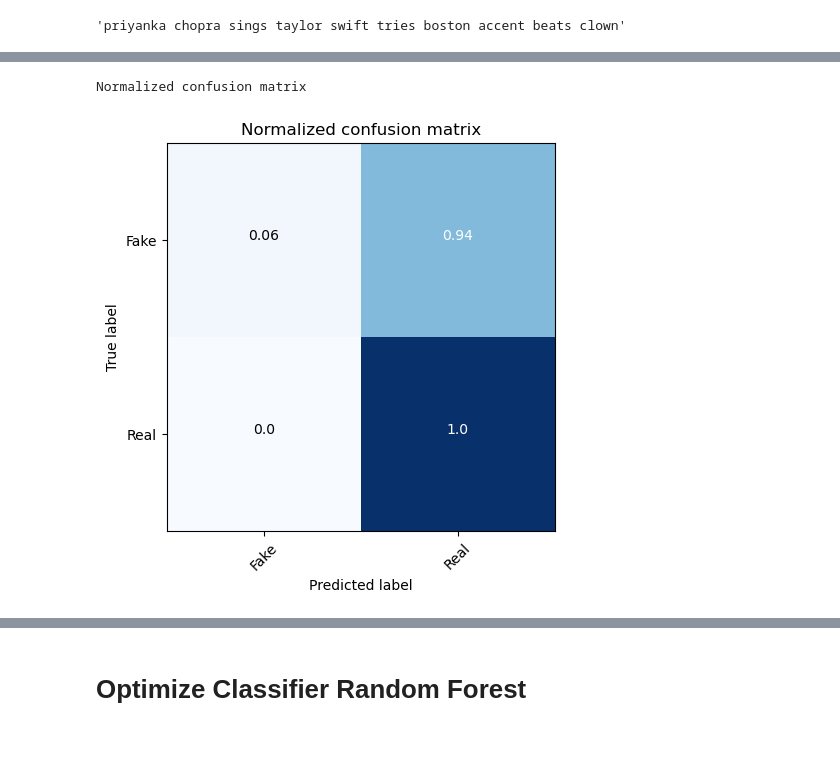
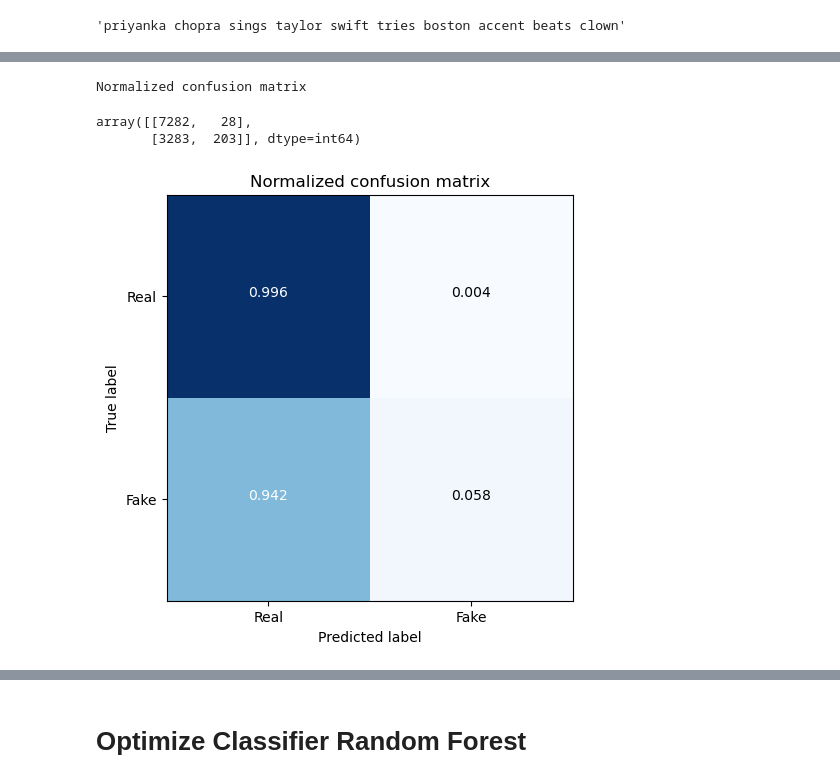
Before and after one commit to MaxSally/Fake-News-Text-Analysis, a Jupyter notebook: src/text_classifier/project_classifier.ipynb, the cells around one changed output, grey strips where cells are left out. Saved outputs shown, nothing was run; the diff lists cells and outputs as text; code cells hidden in the pictures; blank space fills up the shorter version.

```diff
--- a/src/text_classifier/project_classifier.ipynb
+++ b/src/text_classifier/project_classifier.ipynb
@@ -84,10 +84,10 @@ all_words = ' '.join([text for text in fake_data])
 def plot_confusion_matrix(cm, classes, normalize=False, cmap=plt.cm.Blues):
     plt.imshow(cm, interpolation='nearest', cmap=cmap)
     tick_marks = np.arange(len(classes))
-    plt.xticks(tick_marks, classes, rotation=45)
+    plt.xticks(tick_marks, classes)
     plt.yticks(tick_marks, classes)
     if normalize:
-            cm = np.round(cm.astype('float') / cm.sum(axis=1)[:, np.newaxis],2)
+            cm = np.round(cm.astype('float') / cm.sum(axis=1)[:, np.newaxis],3)
             print("Normalized confusion matrix")
             plt.title('Normalized confusion matrix')
     else:
@@ -134,9 +134,12 @@ weighted avg       0.75      0.70      0.59     10796
 # %%
-cm = metrics.confusion_matrix(y_test, y_pred)
-plot_confusion_matrix(cm, classes=['Fake', 'Real'],normalize=True)
+cm = metrics.confusion_matrix(y_test, y_pred, labels=[1,0])
+plot_confusion_matrix(cm, classes=['Real', 'Fake'],normalize=True)
+cm
 # %% [output]
 Normalized confusion matrix
+array([[7282,   28],
+       [3283,  203]], dtype=int64)
-[figure, old version]
+[figure, new version]
 # %%
 from sklearn.ensemble import GradientBoostingClassifier
 GB=GradientBoostingClassifier()
```
Also changed, not shown: parts of 33 cells of this notebook.
